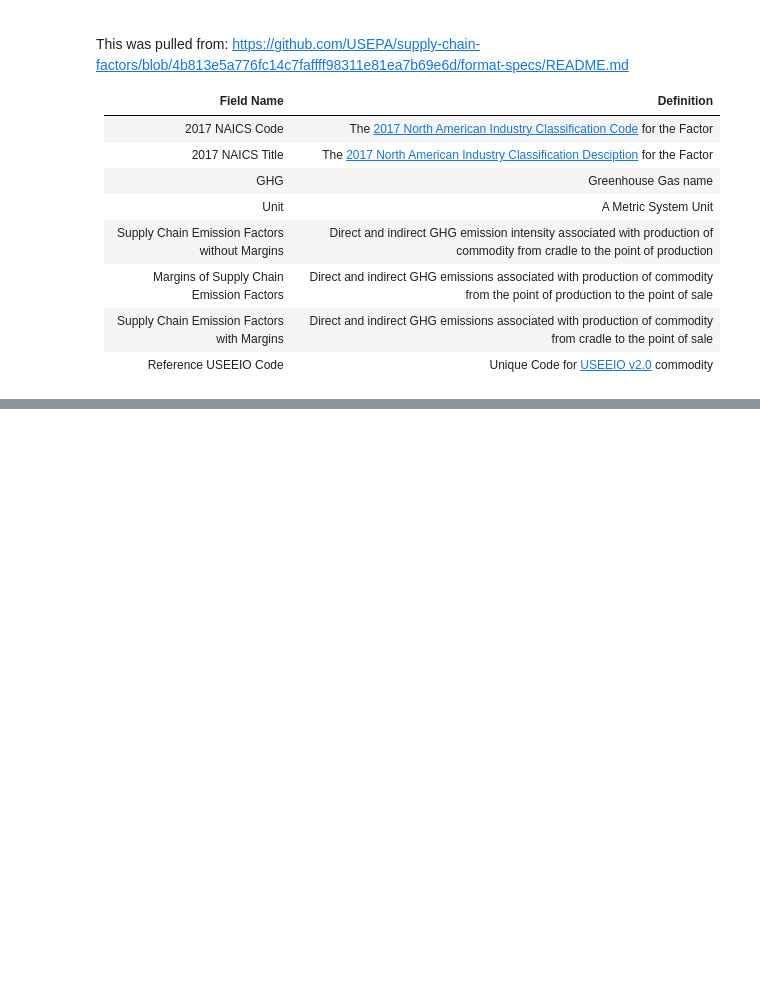
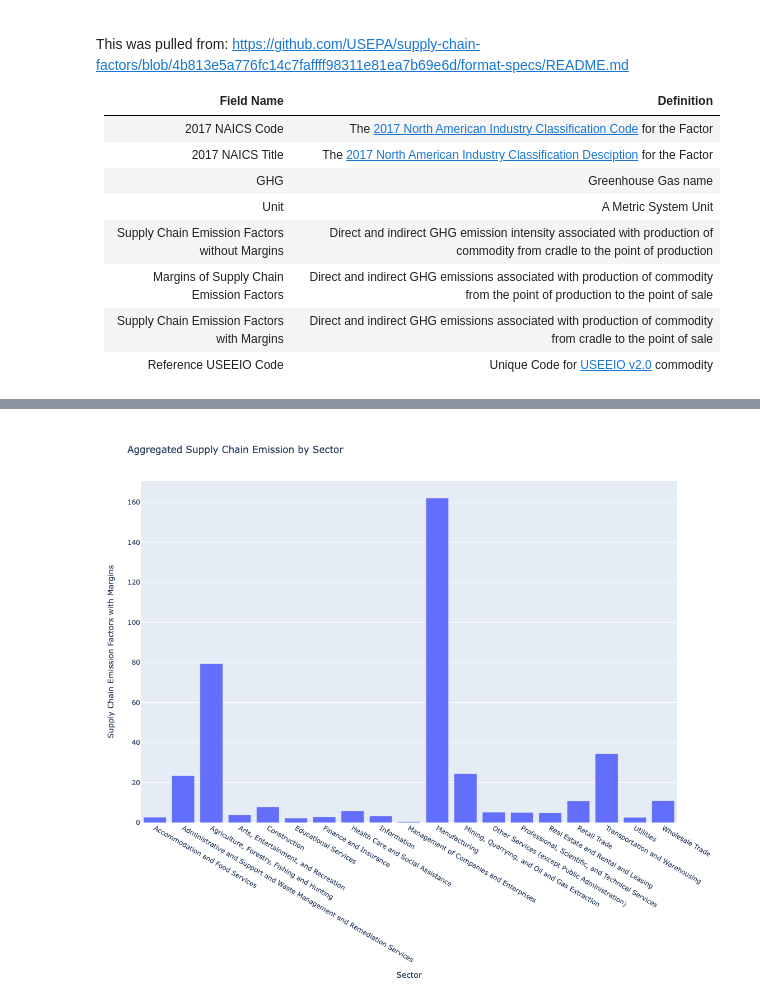
Before and after one commit to OwenMichuda/data-analyst-projects, a Jupyter notebook: Environmental_Analysis/Environmental_Data_Visualizations.ipynb, the cells around one changed output, grey strips where cells are left out. Saved outputs shown, nothing was run; the diff lists cells and outputs as text; code cells hidden in the pictures; blank space fills up the shorter version.

Commit message:
added some more visualizations

```diff
--- a/Environmental_Analysis/Environmental_Data_Visualizations.ipynb
+++ b/Environmental_Analysis/Environmental_Data_Visualizations.ipynb
@@ -35,3 +35,47 @@ sorted_df.head(10)
 | 4 | 111150 | Corn Farming | All GHGs | kg CO2e/2021 USD, purchaser price | 2.874 | 0.134 | ... |
 | 5 | 111160 | Rice Farming | All GHGs | kg CO2e/2021 USD, purchaser price | 2.874 | 0.134 | ... |
 | 6 | 111191 | Oilseed and Grain Combination Far... | All GHGs | kg CO2e/2021 USD, purchaser price | 2.874 | 0.134 | ... |
+# %%
+# Let's add a column that denotes which sector according to https://www.census.gov/naics/?58967?yearbck=2017
+sectors_dict = {
+    11: 'Agriculture, Forestry, Fishing and Hunting',
+    21: 'Mining, Quarrying, and Oil and Gas Extraction',
+    22: 'Utilities',
+    23: 'Construction',
+    31: 'Manufacturing',
+    32: 'Manufacturing',
+    33: 'Manufacturing',
+    42: 'Wholesale Trade',
+    44: 'Retail Trade',
+    45: 'Retail Trade',
+    48: 'Transportation and Warehousing',
+    49: 'Transportation and Warehousing',
+    51: 'Information',
+    52: 'Finance and Insurance',
+    53: 'Real Estate and Rental and Leasing',
+    54: 'Professional, Scientific, and Technical Services',
+    55: 'Management of Companies and Enterprises',
+    56: 'Administrative and Support and Waste Management and Remediation Services',
+    61: 'Educational Services',
+    62: 'Health Care and Social Assistance',
+    71: 'Arts, Entertainment, and Recreation',
+    72: 'Accommodation and Food Services',
+    81: 'Other Services (except Public Administration)',
+    92: 'Public Administration'
+}
+
+def map_sector(code):
+    first_two_digits = int(str(code)[:2])
+    return sectors_dict.get(first_two_digits, 'Unknown')
+
+# Add a new column based on the first two digits of '2017 NAICS Code'
+df['Sector'] = df['2017 NAICS Code'].apply(lambda x: map_sector(x))
+# %%
+# Aggregate the values by sector (sum in this case)
+aggregated_data = df.groupby('Sector')['Supply Chain Emission Factors with Margins'].sum().reset_index()
+
+# Create Plotly plot
+fig = px.bar(aggregated_data, x='Sector', y='Supply Chain Emission Factors with Margins', title='Aggregated Supply Chain Emission by Sector', height=1000, width=1100)
+fig.show()
+# %% [output]
+[figure, added]
```
Also changed, not shown: parts of 1 cell of this notebook.
